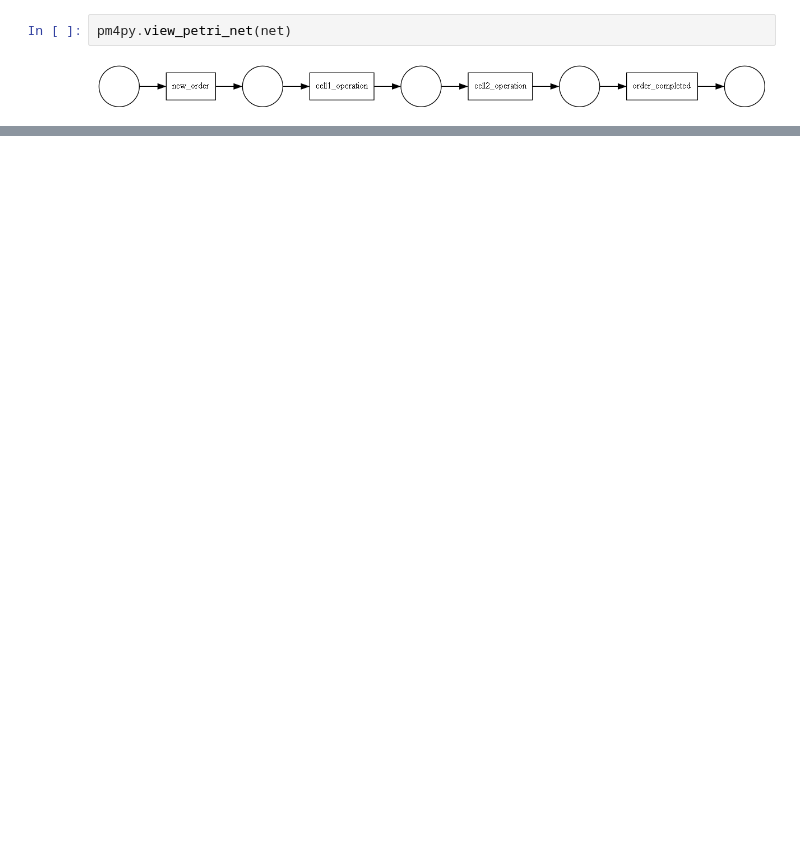
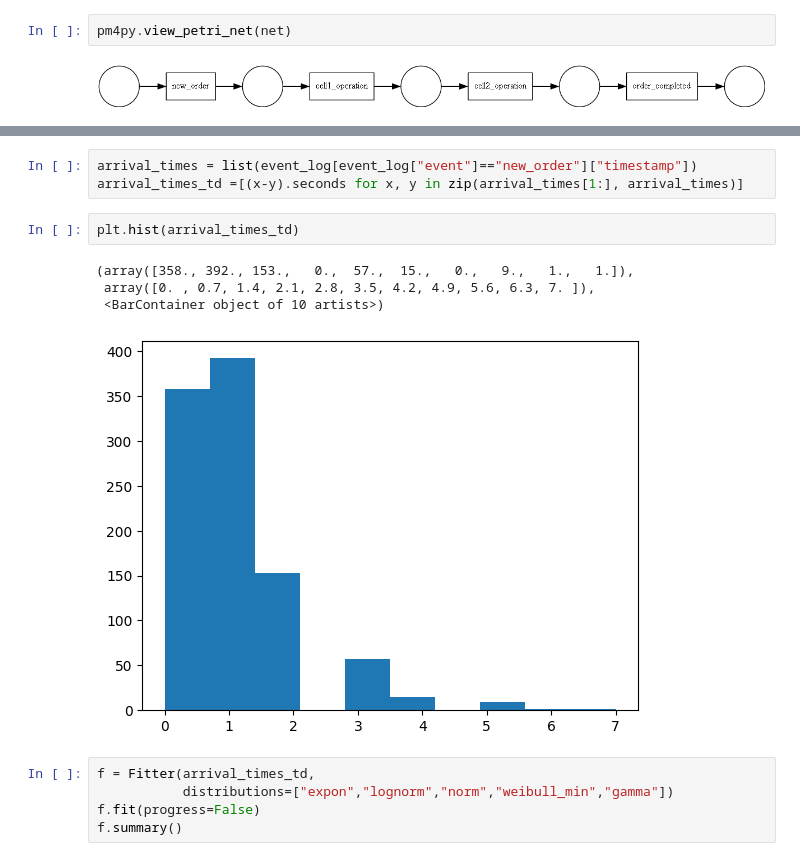
Before and after one commit to jo-chr/ddra, a Jupyter notebook: ModelGenerator_testing.ipynb, the cells around one changed output, grey strips where cells are left out. Cells and saved outputs as stored; diff of their text form; blank space fills up the shorter version.

```diff
--- a/ModelGenerator_testing.ipynb
+++ b/ModelGenerator_testing.ipynb
@@ -132,0 +125,15 @@ cell1_operation
+# %%
+arrival_times = list(event_log[event_log["event"]=="new_order"]["timestamp"])
+arrival_times_td =[(x-y).seconds for x, y in zip(arrival_times[1:], arrival_times)]
+# %%
+plt.hist(arrival_times_td)
+# %% [output]
+(array([358., 392., 153.,   0.,  57.,  15.,   0.,   9.,   1.,   1.]),
+ array([0. , 0.7, 1.4, 2.1, 2.8, 3.5, 4.2, 4.9, 5.6, 6.3, 7. ]),
+ <BarContainer object of 10 artists>)
+[figure, added]
+# %%
+f = Fitter(arrival_times_td,
+           distributions=["expon","lognorm","norm","weibull_min","gamma"])
+f.fit(progress=False)
+f.summary()
```
Also changed, not shown: parts of 25 cells of this notebook.
